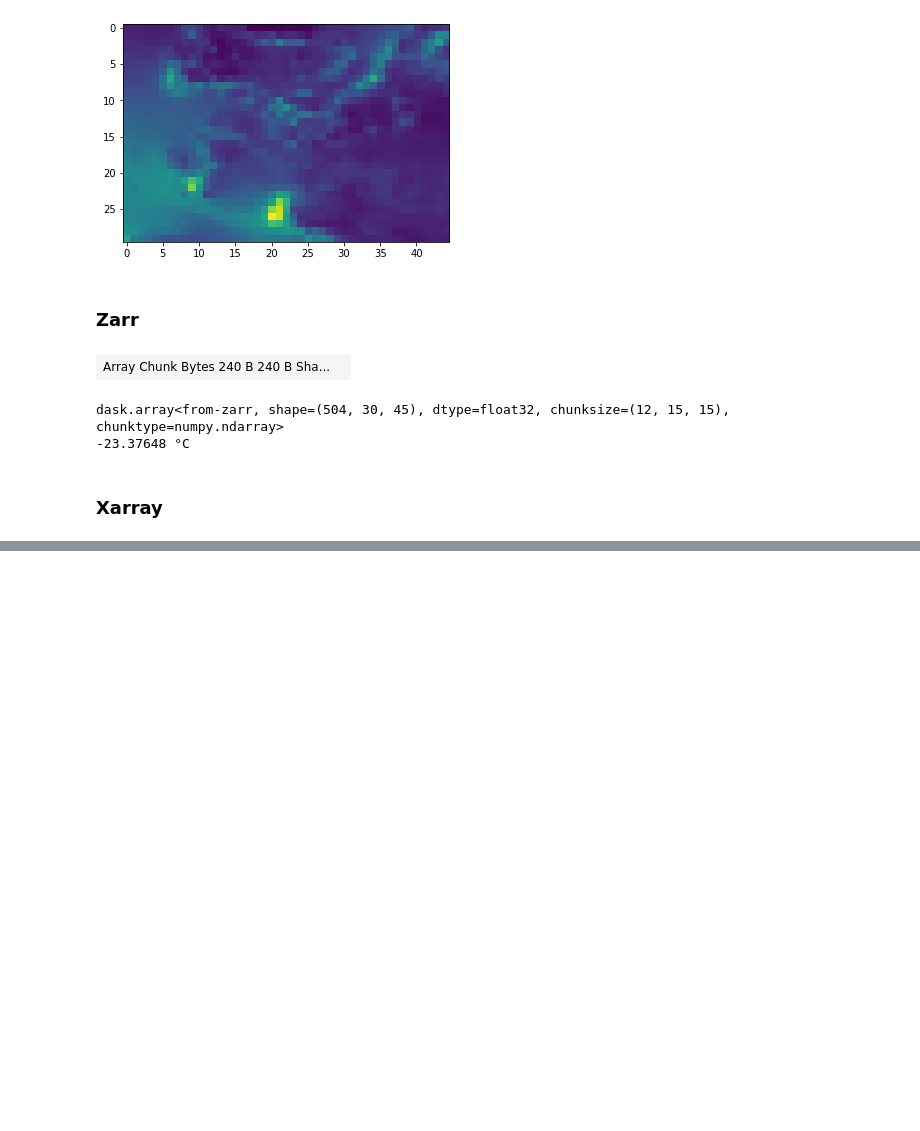
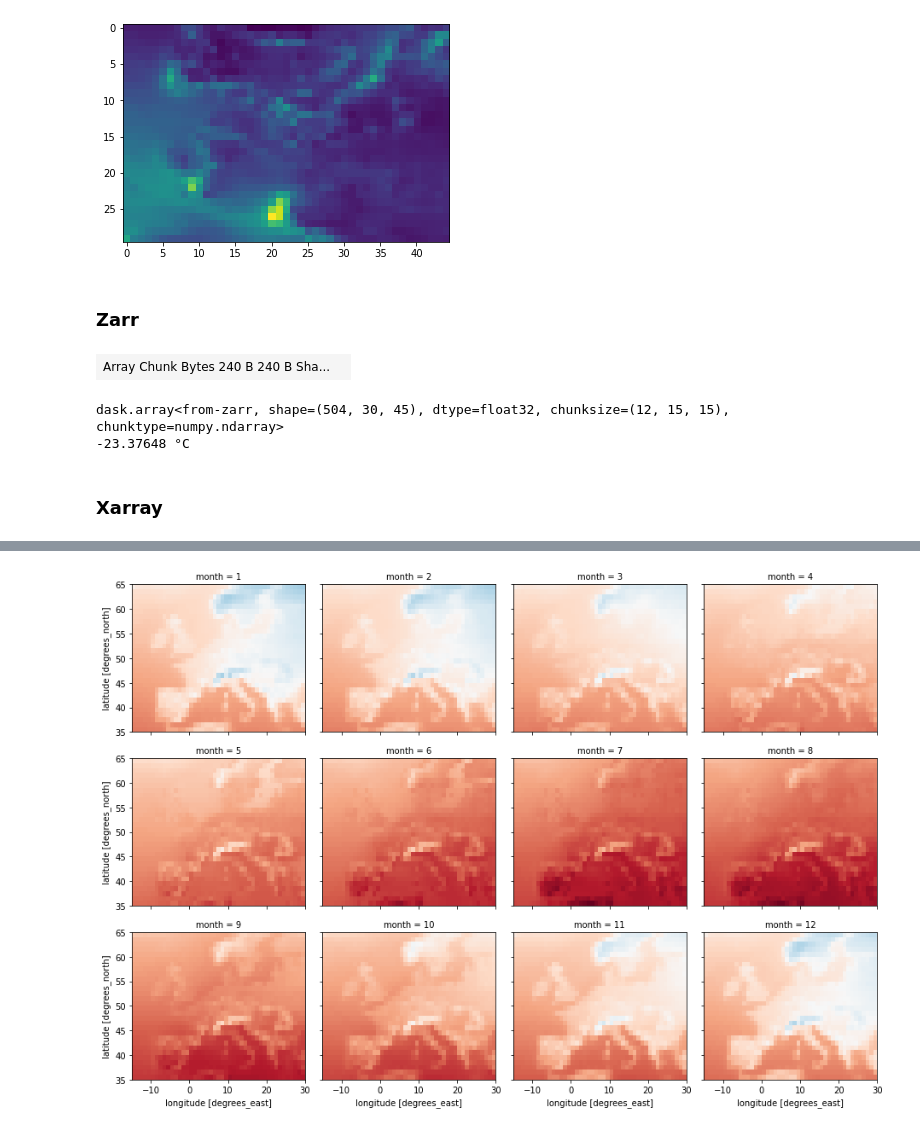
Before and after one commit to dissagaliyeva/python, a Jupyter notebook: dask_parallel_computing/basics.ipynb, the cells around one changed output, grey strips where cells are left out. Saved outputs shown, nothing was run; the diff lists cells and outputs as text; code cells hidden in the pictures; blank space fills up the shorter version.

```diff
--- a/dask_parallel_computing/basics.ipynb
+++ b/dask_parallel_computing/basics.ipynb
@@ -267,0 +355,17 @@ dask.array<from-zarr, shape=(504, 30, 45), dtype=float32, chunksize=(12, 15, 15)
+# %%
+# Extract the months from the time coordinates
+months = ds['time'].dt.month
+
+# Select the temp DataArray and group by months
+monthly_groupby = ds['temp'].groupby(months)
+
+# Find the mean temp by month
+monthly_mean_temps = monthly_groupby.mean()
+
+# Compute the result
+monthly_mean_temps_computed = monthly_mean_temps.compute()
+
+monthly_mean_temps_computed.plot(col='month', col_wrap=4, add_colorbar=False)
+plt.show()
+# %% [output]
+[figure, added]
```
Also changed, not shown: parts of 5 cells of this notebook, 1 other file.
